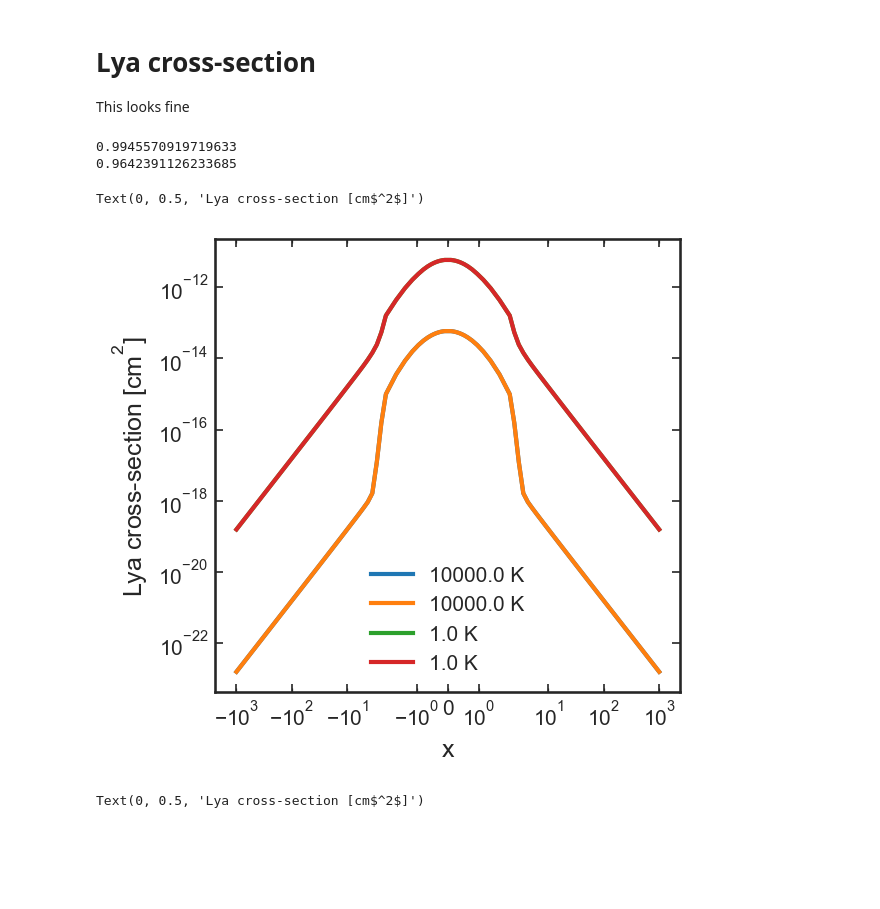
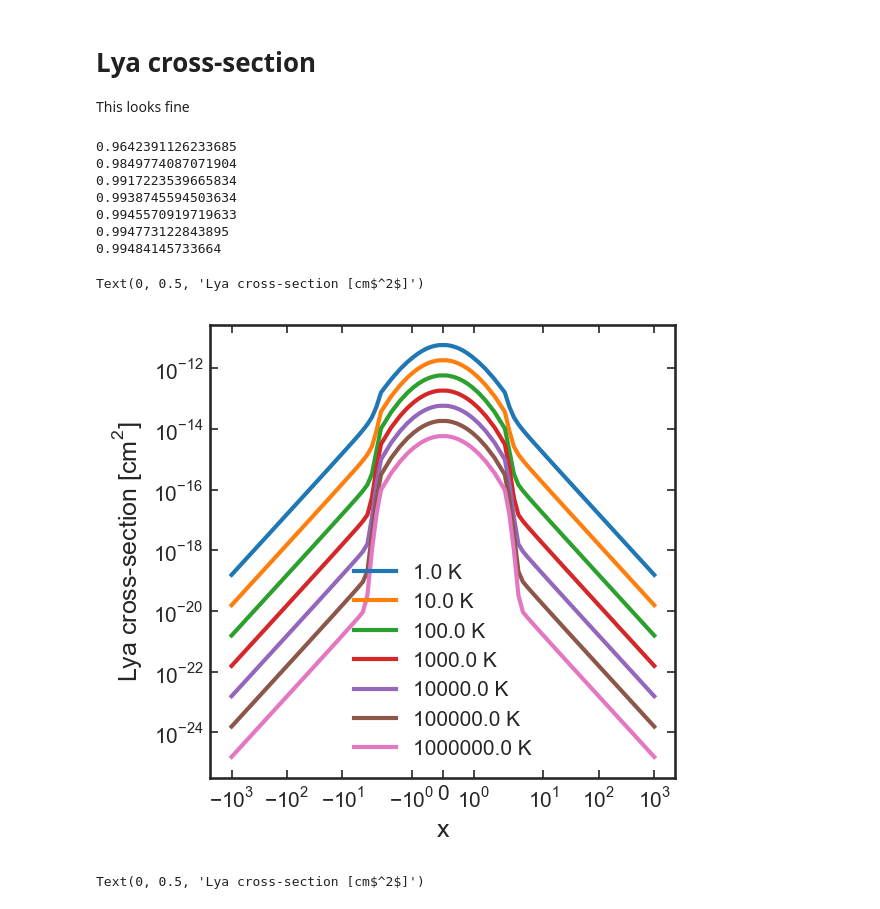
Before and after one commit to charlottenosam/LyaLineshapes, a Jupyter notebook: notebooks/bubble_size_lya_DV.ipynb, the cells around one changed output. Cells and saved outputs as stored; diff of their text form; code cells hidden in the pictures; blank space fills up the shorter version.

```diff
--- a/notebooks/bubble_size_lya_DV.ipynb
+++ b/notebooks/bubble_size_lya_DV.ipynb
@@ -55,31 +51,37 @@ This looks fine
 # %%
 xtab_neg = -np.logspace(-1,3)
 xtab_pos = -xtab_neg
 xtab     = np.sort(np.concatenate((xtab_neg, xtab_pos)))
 
 T_tab = [1e4*u.K, 1*u.K]
+T_tab = np.logspace(0., 6., 7)* u.K
 
 for T in T_tab:
     crosssec = bubbles.lya_cross_section(T)
     wave     = crosssec.Lya_x_to_wave(xtab)
 
-    plt.plot(xtab, crosssec.Lya_crosssec(wave=wave), label=T)
+#     plt.plot(xtab, crosssec.Lya_crosssec(wave=wave), label=T)
     plt.plot(xtab, crosssec.Lya_crosssec_x(xtab), label=T)
 #     plt.plot(xtab, crosssec.Voigt(xtab), label=T, alpha=0.8)
 
     print(np.sqrt(np.pi)/np.trapz(crosssec.Voigt(xtab), xtab))
 
 plt.legend()
 plt.xscale('symlog')
 plt.yscale('log')
 
 plt.xlabel('x')
 plt.ylabel('Lya cross-section [cm$^2$]')
 # %% [output]
+0.9642391126233685
+0.9849774087071904
+0.9917223539665834
+0.9938745594503634
 0.9945570919719633
-0.9642391126233685
+0.994773122843895
+0.99484145733664
 Text(0, 0.5, 'Lya cross-section [cm$^2$]')
-[figure, old version]
+[figure, new version]
 # %%
 for T in T_tab:
     crosssec = bubbles.lya_cross_section(T)
```
Also changed, not shown: parts of 20 cells of this notebook, 22 other files.
